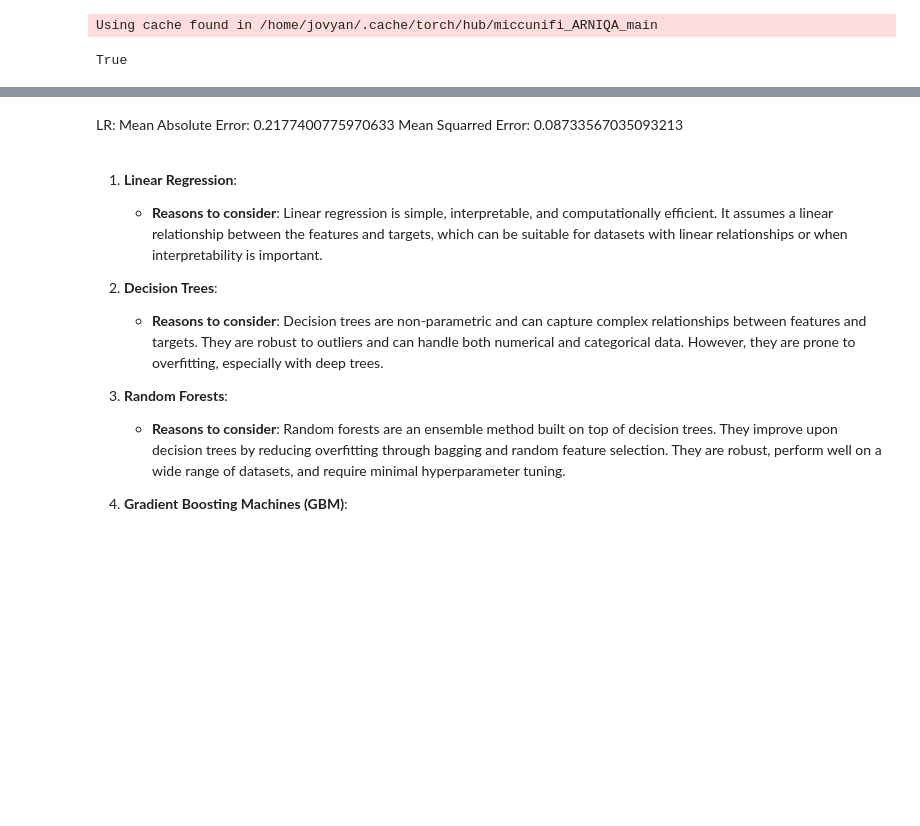
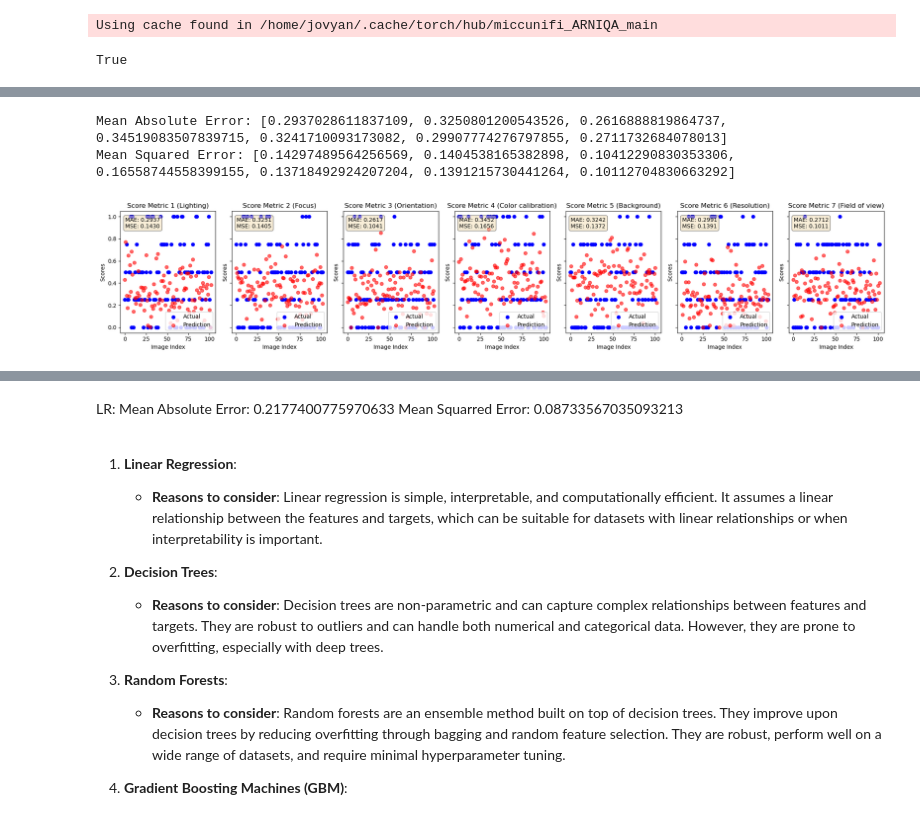
Before and after one commit to Schoggi-Mimi/bachelor-thesis, a Jupyter notebook: playground/train_regressor.ipynb, the cells around one changed output, grey strips where cells are left out. Cells and saved outputs as stored; diff of their text form; code cells hidden in the pictures; blank space fills up the shorter version.

```diff
--- a/playground/train_regressor.ipynb
+++ b/playground/train_regressor.ipynb
@@ -38,0 +87,3 @@ True
+# %%
+regressor, val, pred = train_regressor('images', crop=True, normalize=True, batch_size=10, num_workers=1, model=arniqa, device=DEVICE, save_dir='features', cross_val=False)
+# %% [output]
@@ -38,0 +107,3 @@ True
+Mean Absolute Error: [0.2937028611837109, 0.3250801200543526, 0.2616888819864737, 0.34519083507839715, 0.3241710093173082, 0.29907774276797855, 0.2711732684078013]
+Mean Squared Error: [0.14297489564256569, 0.1404538165382898, 0.10412290830353306, 0.16558744558399155, 0.13718492924207204, 0.1391215730441264, 0.10112704830663292]
+[figure, added]
```
Also changed, not shown: parts of 25 cells of this notebook, 4 other files.
